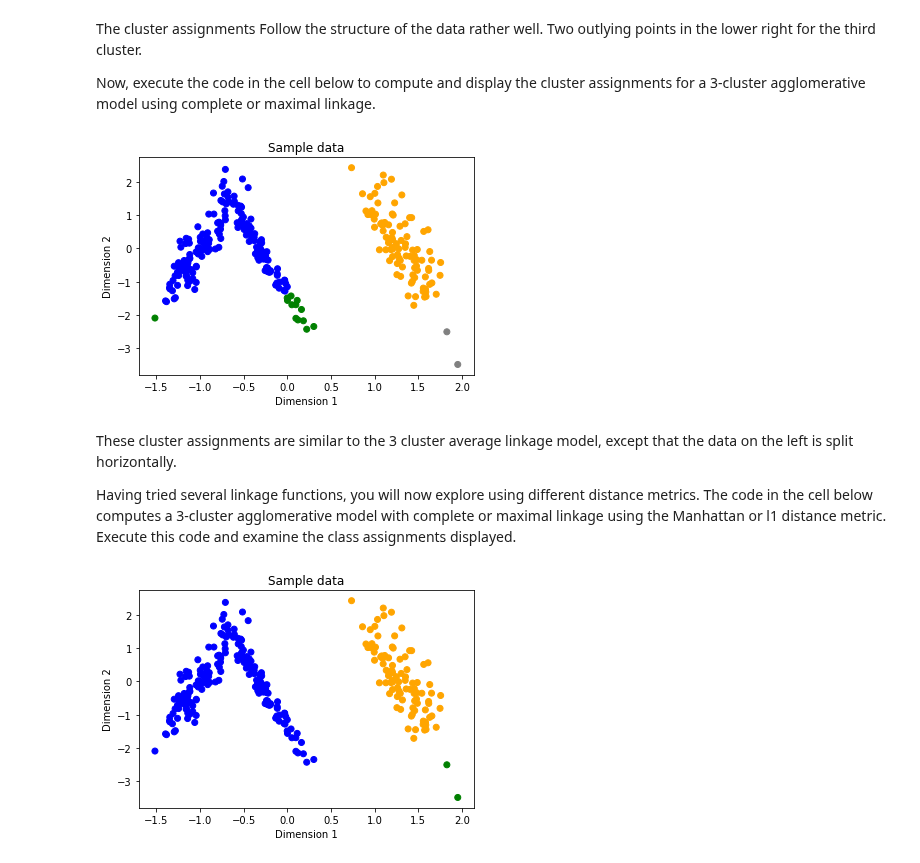
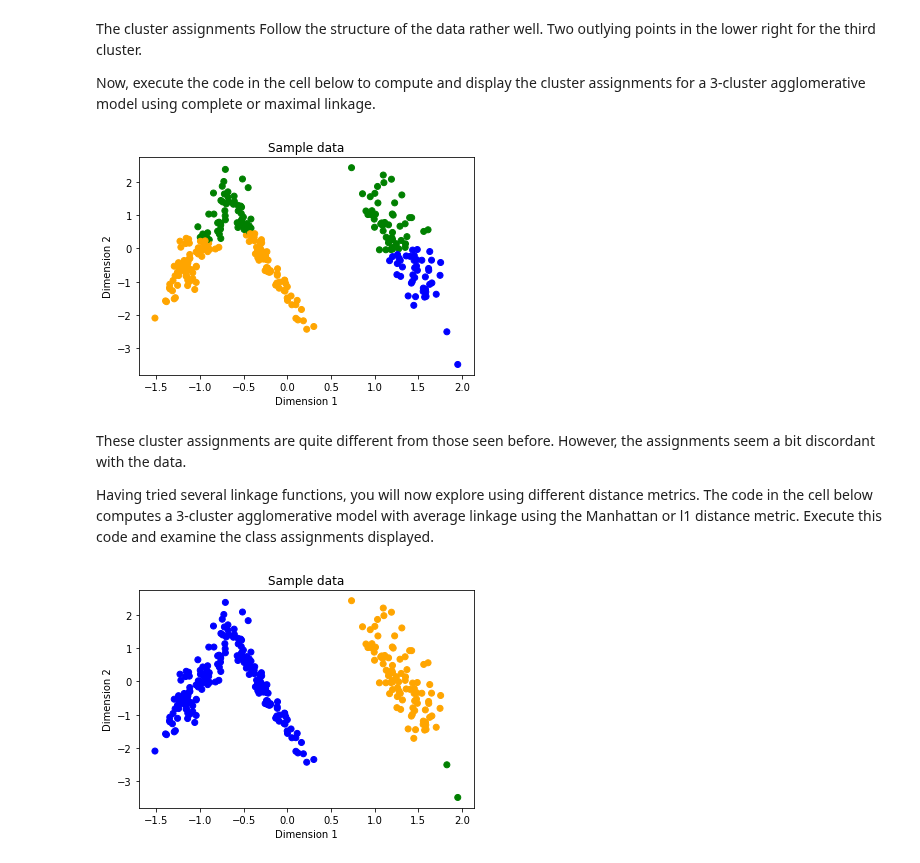
Before and after one commit to syslin/-MicrosoftLearning-Principles-of-Machine-Learning-Python, a Jupyter notebook: Module7/IntroToUnsupervisedLearning.ipynb, the cells around one changed output. Saved outputs shown, nothing was run; the diff lists cells and outputs as text; code cells hidden in the pictures.

```diff
--- a/Module7/IntroToUnsupervisedLearning.ipynb
+++ b/Module7/IntroToUnsupervisedLearning.ipynb
@@ -421,15 +421,15 @@ The cluster assignments Follow the structure of the data rather well. Two outlyi
 Now, execute the code in the cell below to compute and display the cluster assignments for a 3-cluster agglomerative model using complete or maximal linkage.
 # %%
 nr.seed(987)
-agglomerative4_a = AgglomerativeClustering(n_clusters=4, linkage = 'average')
-assignments4_a = agglomerative4_a.fit_predict(sample_2[:,0:2])
-plot_clusters(sample_2, assignments4_a)
+agglomerative3_c = AgglomerativeClustering(n_clusters=3, linkage = 'complete')
+assignments3_c = agglomerative3_c.fit_predict(sample_2[:,0:2])
+plot_clusters(sample_2, assignments3_c)
 # %% [output]
-[figure, old version]
+[figure, new version]
 # %% [markdown]
-These cluster assignments are similar to the 3 cluster average linkage model, except that the data on the left is split horizontally.
+These cluster assignments are quite different from those seen before. However, the assignments seem a bit discordant with the data.
 
-Having tried several linkage functions, you will now explore using different distance metrics. The code in the cell below computes a 3-cluster agglomerative model with complete or maximal linkage using the Manhattan or l1 distance metric. Execute this code and examine the class assignments displayed.
+Having tried several linkage functions, you will now explore using different distance metrics. The code in the cell below computes a 3-cluster agglomerative model with average linkage using the Manhattan or l1 distance metric. Execute this code and examine the class assignments displayed.
 # %%
 nr.seed(3344)
 agglomerative3_a_m = AgglomerativeClustering(n_clusters=3, linkage = 'average', affinity = 'manhattan')
```
Also changed, not shown: parts of 5 cells of this notebook.
